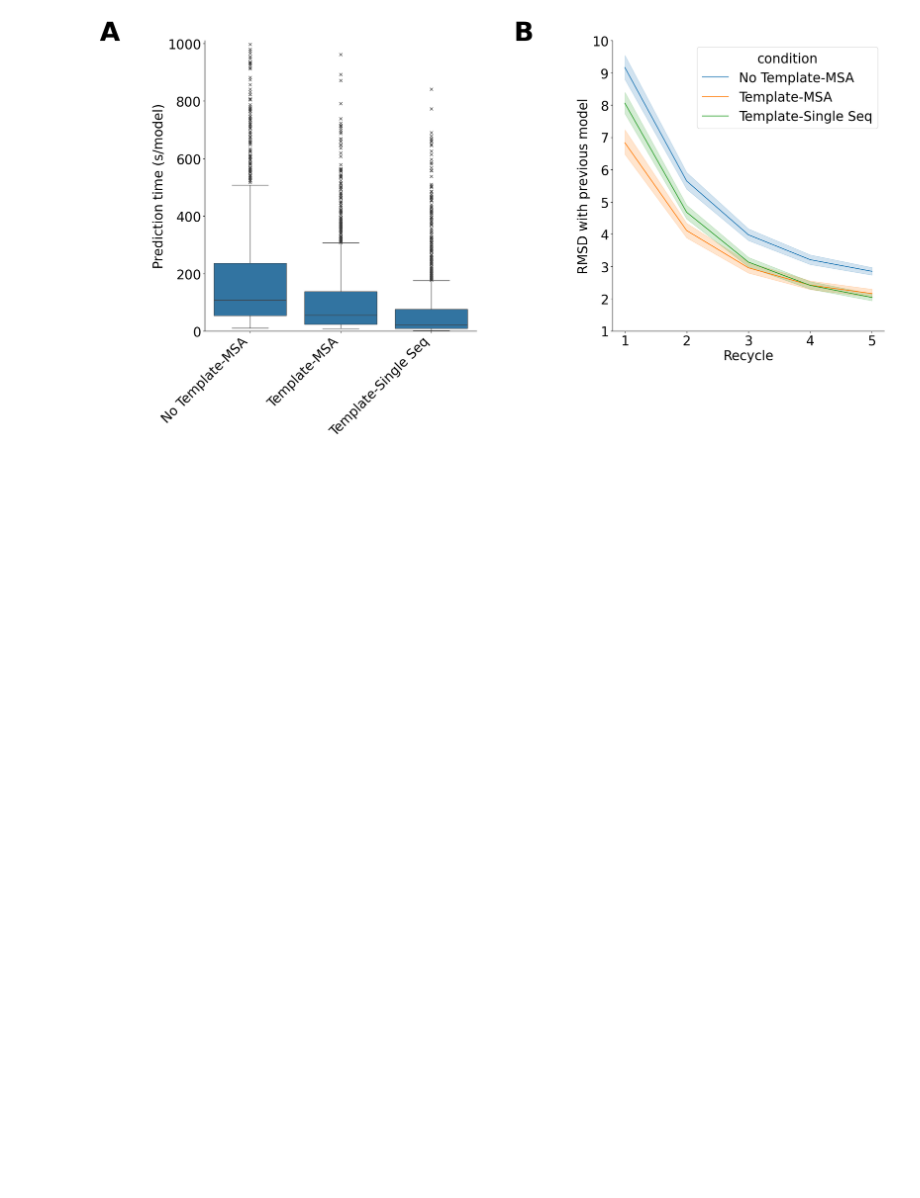
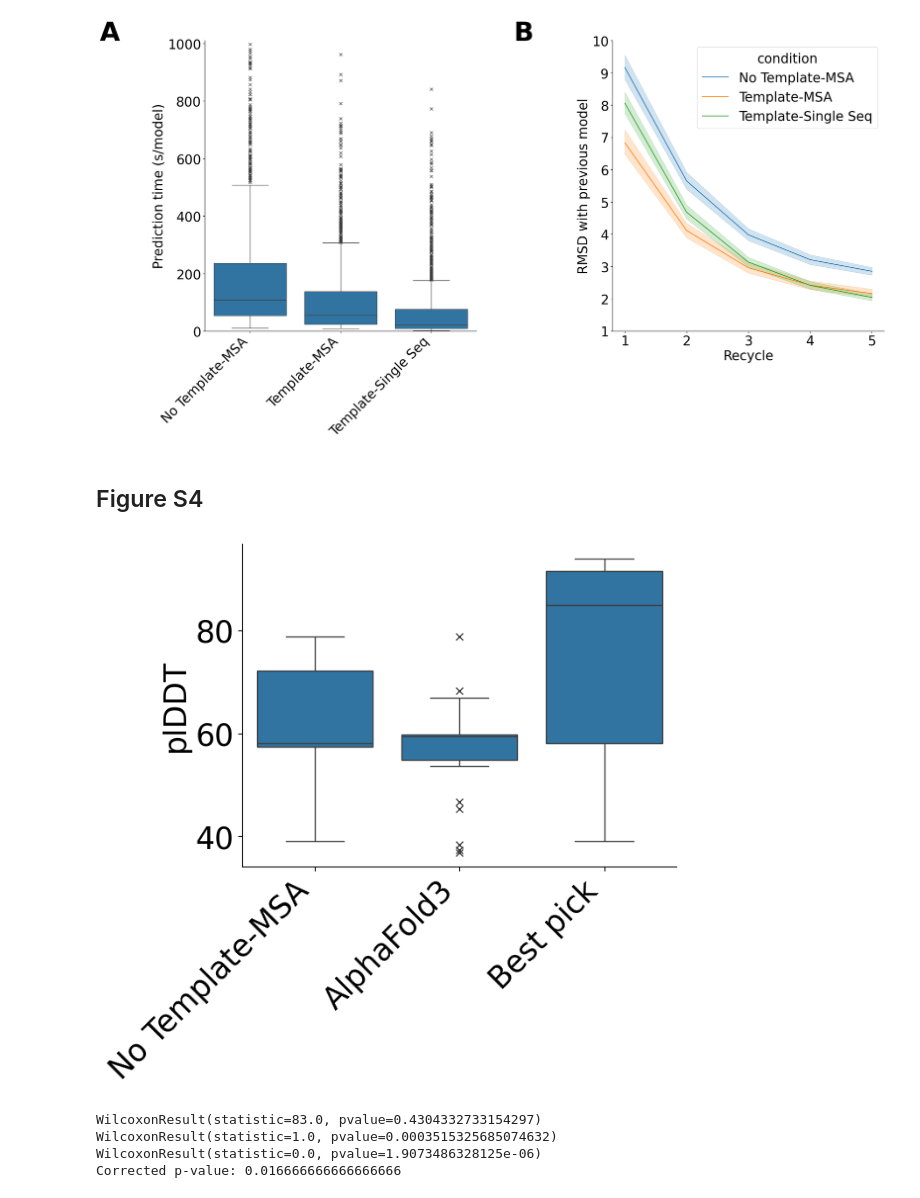
Before and after one commit to FranceCosta/AF2Fix, a Jupyter notebook: generate_figures.ipynb, the cells around one changed output. Cells and saved outputs as stored; diff of their text form; code cells hidden in the pictures; blank space fills up the shorter version.

```diff
--- a/generate_figures.ipynb
+++ b/generate_figures.ipynb
@@ -911,0 +942,71 @@ plt.savefig(os.path.join(FIGURES_DIR, 'figureS3.png'), dpi=350, transparent=Fals
+# %% [markdown]
+## Figure S4
+# %%
+df = pd.merge(
+    afdb_info.rename(columns={"pfam_id": "pfamA_acc"})\
+        .assign(uniprot_acc=[i[0] for i in afdb_info["alphafold_id"].str.split("_")]),
+    AF2_df[["pfamA_acc", "uniprot_acc", "domain_plddt",
+              "condition", "plddt", "seq_start", "seq_end"]],
+    on=["pfamA_acc", "uniprot_acc"]).drop_duplicates()
+
+outlist = []
+for structure_path in os.listdir(os.path.join(DATA_DIR, "AF3/")):
+    name = os.path.basename(structure_path).replace(".pdb", "")
+    plddts = evaluate_pLDDT(os.path.join("data/AF3/", structure_path))
+    seq_start = df[df["uniprot_acc"] == name].iloc[0].seq_start
+    seq_end = df[df["uniprot_acc"] == name].iloc[0].seq_end
+    outlist.append([name, np.mean(plddts), np.mean(plddts[seq_start-1:seq_end-1])])
+
+af3_df = pd.DataFrame(outlist, columns=["uniprot_acc", "af3_plddt", "af3_domain_plddt"])
+# %%
+plot_df = pd.merge(df[df["condition"].isin(["no_template"])], af3_df, on="uniprot_acc")
+plot_df = plot_df.melt(id_vars=["pfamA_acc", "uniprot_acc"],
+             value_vars=["plddt", "af3_plddt"],
+            var_name="condition").rename(columns={"value": "plDDT"})
+# Add rescued (best pick)
+plot_df = pd.concat([plot_df,
+                    df[(df["uniprot_acc"].isin(af3_df["uniprot_acc"]))&(df["condition"]=="best_pick_structure_plddt")]\
+                        [["pfamA_acc", "uniprot_acc", "plddt"]].rename(columns={"plddt":"plDDT"}).assign(condition="rescued")])
+plot_df["condition"] = plot_df["condition"].replace({"glo_score": "AlphaFold Data Base", "plddt": "No Template-MSA", "af3_plddt": "AlphaFold3",
+"rescued": "Best pick"})
+
+fig, ax = plt.subplots()
+g=sns.boxplot(data=plot_df, x="condition", y="plDDT", ax=ax, flierprops={"marker": "x"})
+g.set_xticklabels(g.get_xticklabels(), ha="right", rotation=45)
+ax.set_xlabel("")
+ax.spines['right'].set_visible(False)
+ax.spines['top'].set_visible(False)
+
+plt.savefig(os.path.join(FIGURES_DIR, 'figureS4.png'), dpi=350, transparent=False, bbox_inches='tight')
+# %% [output]
+[figure, added]
+# %%
+outlist = []
+for uniprot_acc in plot_df["uniprot_acc"].unique():
+    sublist = []
+    for condition in plot_df["condition"].unique():
+        try:
+            plddt = plot_df[(plot_df["condition"]==condition)&(plot_df["uniprot_acc"]==uniprot_acc)].iloc[0].plDDT
+            sublist.append(plddt)
+        except:
+            print(uniprot_acc, condition)
+    outlist.append([uniprot_acc]+sublist)
+
+stat_df = pd.DataFrame(outlist, columns=["uniprot_acc"]+list(plot_df["condition"].unique()))
+
+
+print(wilcoxon(x=stat_df["No Template-MSA"],
+         y=stat_df["AlphaFold3"], alternative="two-sided"))
+
+print(wilcoxon(x=stat_df["No Template-MSA"],
+         y=stat_df["Best pick"], alternative="two-sided"))
+
+print(wilcoxon(x=stat_df["AlphaFold3"],
+         y=stat_df["Best pick"], alternative="two-sided"))
+
+print(f"Corrected p-value: {0.05/3}")
+# %% [output]
+WilcoxonResult(statistic=83.0, pvalue=0.4304332733154297)
+WilcoxonResult(statistic=1.0, pvalue=0.0003515325685074632)
+WilcoxonResult(statistic=0.0, pvalue=1.9073486328125e-06)
+Corrected p-value: 0.016666666666666666
```
Also changed, not shown: parts of 2 cells of this notebook, 21 other files.
